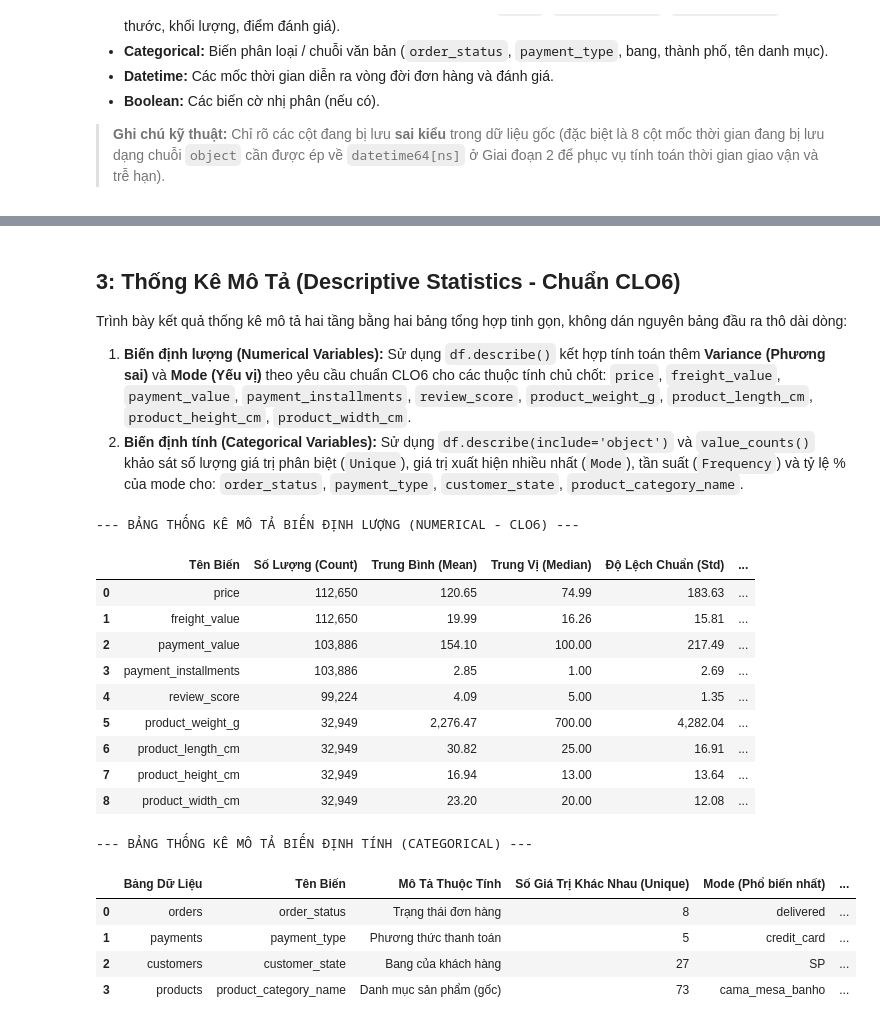
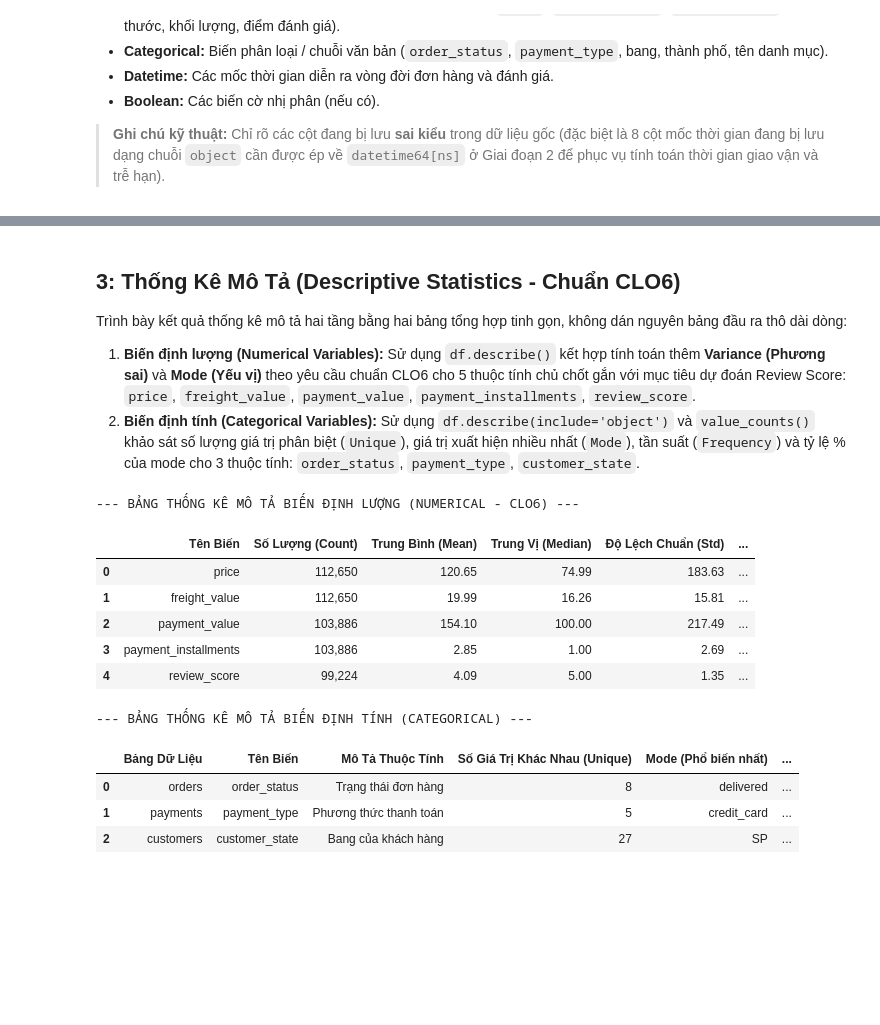
Before and after one commit to TrungTayNA/ADY291c-AI2107-Group-1, a Jupyter notebook: Notebooks Project/2_DATA COLLECTION, EXPLORATION, AND PREPROCESSING/01_data_understanding_final.ipynb, the cells around one changed output, grey strips where cells are left out. Drawn from its saved outputs; the diff is of its cells as text; code cells hidden in the pictures; blank space fills up the shorter version.

```diff
--- a/Notebooks Project/2_DATA COLLECTION, EXPLORATION, AND PREPROCESSING/01_data_understanding_final.ipynb
+++ b/Notebooks Project/2_DATA COLLECTION, EXPLORATION, AND PREPROCESSING/01_data_understanding_final.ipynb
@@ -188,8 +188,8 @@ display(df_columns_profile)
 # %% [markdown]
 ## 3: Thống Kê Mô Tả (Descriptive Statistics - Chuẩn CLO6)
 Trình bày kết quả thống kê mô tả hai tầng bằng hai bảng tổng hợp tinh gọn, không dán nguyên bảng đầu ra thô dài dòng:
-1. **Biến định lượng (Numerical Variables):** Sử dụng `df.describe()` kết hợp tính toán thêm **Variance (Phương sai)** và **Mode (Yếu vị)** theo yêu cầu chuẩn CLO6 cho các thuộc tính chủ chốt: `price`, `freight_value`, `payment_value`, `payment_installments`, `review_score`, `product_weight_g`, `product_length_cm`, `product_height_cm`, `product_width_cm`.
-2. **Biến định tính (Categorical Variables):** Sử dụng `df.describe(include='object')` và `value_counts()` khảo sát số lượng giá trị phân biệt (`Unique`), giá trị xuất hiện nhiều nhất (`Mode`), tần suất (`Frequency`) và tỷ lệ % của mode cho: `order_status`, `payment_type`, `customer_state`, `product_category_name`.
+1. **Biến định lượng (Numerical Variables):** Sử dụng `df.describe()` kết hợp tính toán thêm **Variance (Phương sai)** và **Mode (Yếu vị)** theo yêu cầu chuẩn CLO6 cho 5 thuộc tính chủ chốt gắn với mục tiêu dự đoán Review Score: `price`, `freight_value`, `payment_value`, `payment_installments`, `review_score`.
+2. **Biến định tính (Categorical Variables):** Sử dụng `df.describe(include='object')` và `value_counts()` khảo sát số lượng giá trị phân biệt (`Unique`), giá trị xuất hiện nhiều nhất (`Mode`), tần suất (`Frequency`) và tỷ lệ % của mode cho 3 thuộc tính: `order_status`, `payment_type`, `customer_state`.
 # %%
 # Bước 3.1: Thống kê mô tả Biến Số Học (bổ sung Variance và Mode theo chuẩn CLO6)
 numeric_vars = {
@@ -197,52 +197,43 @@ numeric_vars = {
     'freight_value': dfs['order_items']['freight_value'],
     'payment_value': dfs['payments']['payment_value'],
     'payment_installments': dfs['payments']['payment_installments'],
-    'review_score': dfs['reviews']['review_score'],
-    'product_weight_g': dfs['products']['product_weight_g'],
-    'product_length_cm': dfs['products']['product_length_cm'],
-    'product_height_cm': dfs['products']['product_height_cm'],
-    'product_width_cm': dfs['products']['product_width_cm']
+    'review_score': dfs['reviews']['review_score']
 }
 
 num_summary_records = []
 for var_name, series in numeric_vars.items():
     s_valid = series.dropna()
     mode_val = s_valid.mode()[0] if not s_valid.empty else np.nan
 
     num_summary_records.append({
         'Tên Biến': var_name,
         'Số Lượng (Count)': f"{int(s_valid.count()):,}",
         'Trung Bình (Mean)': f"{s_valid.mean():,.2f}",
         'Trung Vị (Median)': f"{s_valid.median():,.2f}",
         'Độ Lệch Chuẩn (Std)': f"{s_valid.std():,.2f}",
         'Phương Sai (Variance)': f"{s_valid.var():,.2f}",
         'Yếu Vị (Mode)': f"{mode_val:,.2f}",
         'Tối Thiểu (Min)': f"{s_valid.min():,.2f}",
         'Tối Đa (Max)': f"{s_valid.max():,.2f}"
     })
 
 df_num_summary = pd.DataFrame(num_summary_records)
 print("--- BẢNG THỐNG KÊ MÔ TẢ BIẾN ĐỊNH LƯỢNG (NUMERICAL - CLO6) ---")
 display(df_num_summary)
 # %% [output]
 --- BẢNG THỐNG KÊ MÔ TẢ BIẾN ĐỊNH LƯỢNG (NUMERICAL - CLO6) ---
 |  | Tên Biến | Số Lượng (Count) | Trung Bình (Mean) | Trung Vị (Median) | Độ Lệch Chuẩn (Std) | ... |
 | 0 | price | 112,650 | 120.65 | 74.99 | 183.63 | ... |
 | 1 | freight_value | 112,650 | 19.99 | 16.26 | 15.81 | ... |
 | 2 | payment_value | 103,886 | 154.10 | 100.00 | 217.49 | ... |
 | 3 | payment_installments | 103,886 | 2.85 | 1.00 | 2.69 | ... |
 | 4 | review_score | 99,224 | 4.09 | 5.00 | 1.35 | ... |
-| 5 | product_weight_g | 32,949 | 2,276.47 | 700.00 | 4,282.04 | ... |
-| 6 | product_length_cm | 32,949 | 30.82 | 25.00 | 16.91 | ... |
-| 7 | product_height_cm | 32,949 | 16.94 | 13.00 | 13.64 | ... |
-| 8 | product_width_cm | 32,949 | 23.20 | 20.00 | 12.08 | ... |
 # %%
 # Bước 3.2: Thống kê mô tả Biến Phân Loại (Categorical Variables)
 key_cat_targets = [
     ('orders', 'order_status', 'Trạng thái đơn hàng'),
     ('payments', 'payment_type', 'Phương thức thanh toán'),
-    ('customers', 'customer_state', 'Bang của khách hàng'),
-    ('products', 'product_category_name', 'Danh mục sản phẩm (gốc)')
+    ('customers', 'customer_state', 'Bang của khách hàng')
 ]
 
 cat_summary_records = []
@@ -272,7 +263,6 @@ display(df_cat_summary)
 | 0 | orders | order_status | Trạng thái đơn hàng | 8 | delivered | ... |
 | 1 | payments | payment_type | Phương thức thanh toán | 5 | credit_card | ... |
 | 2 | customers | customer_state | Bang của khách hàng | 27 | SP | ... |
-| 3 | products | product_category_name | Danh mục sản phẩm (gốc) | 73 | cama_mesa_banho | ... |
 # %% [markdown]
 ## Bước 4: Nhận Xét Định Tính Ban Đầu (Initial Observations)
 Dựa trên các bảng số liệu thống kê mô tả thu thập được ở trên, dưới đây là **8 quan sát định tính ban đầu kèm số liệu thực tế chứng minh** (thực hiện theo nguyên tắc mô tả khách quan các đặc điểm của tập dữ liệu, không vội vàng giải thích nguyên nhân nhân quả khi chưa có kiểm định chuyên sâu):
```
Also changed, not shown: parts of 2 cells of this notebook, 2 other files.
